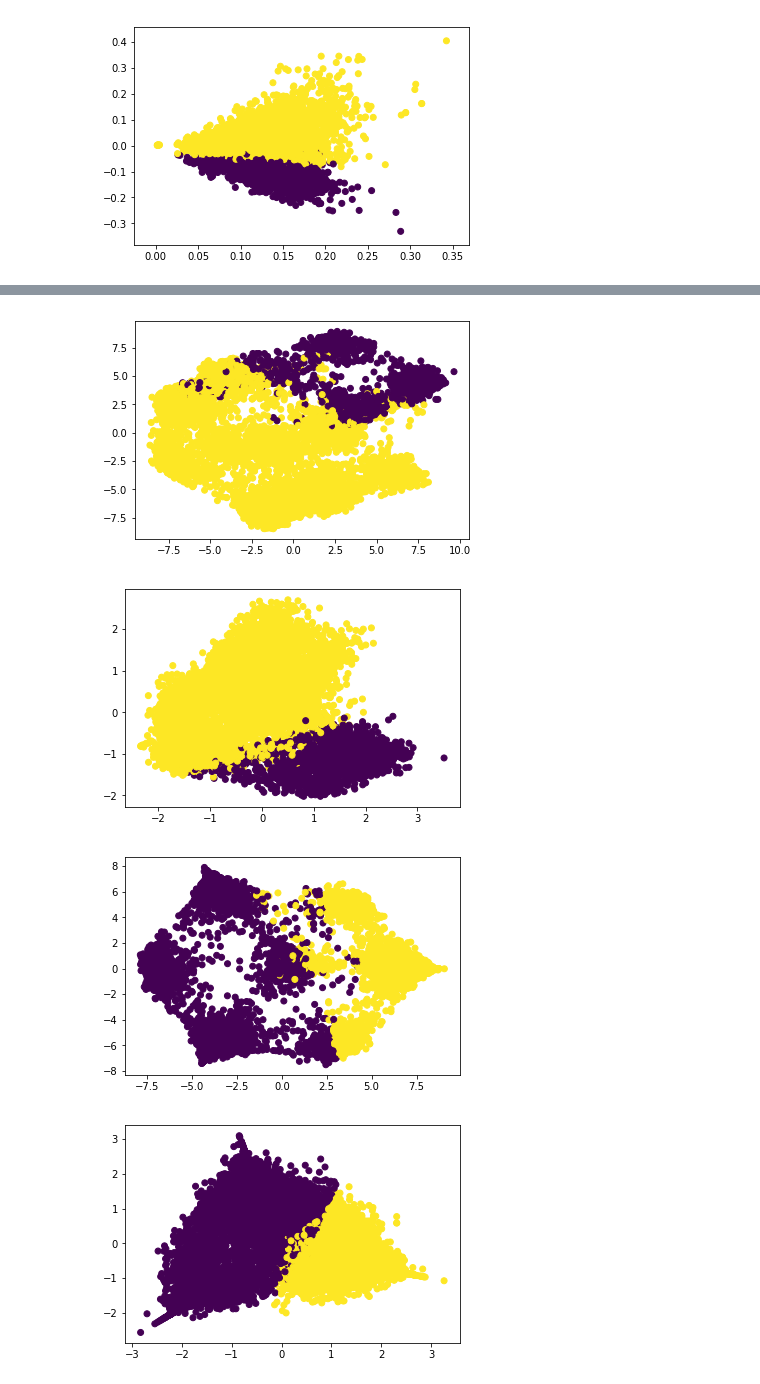
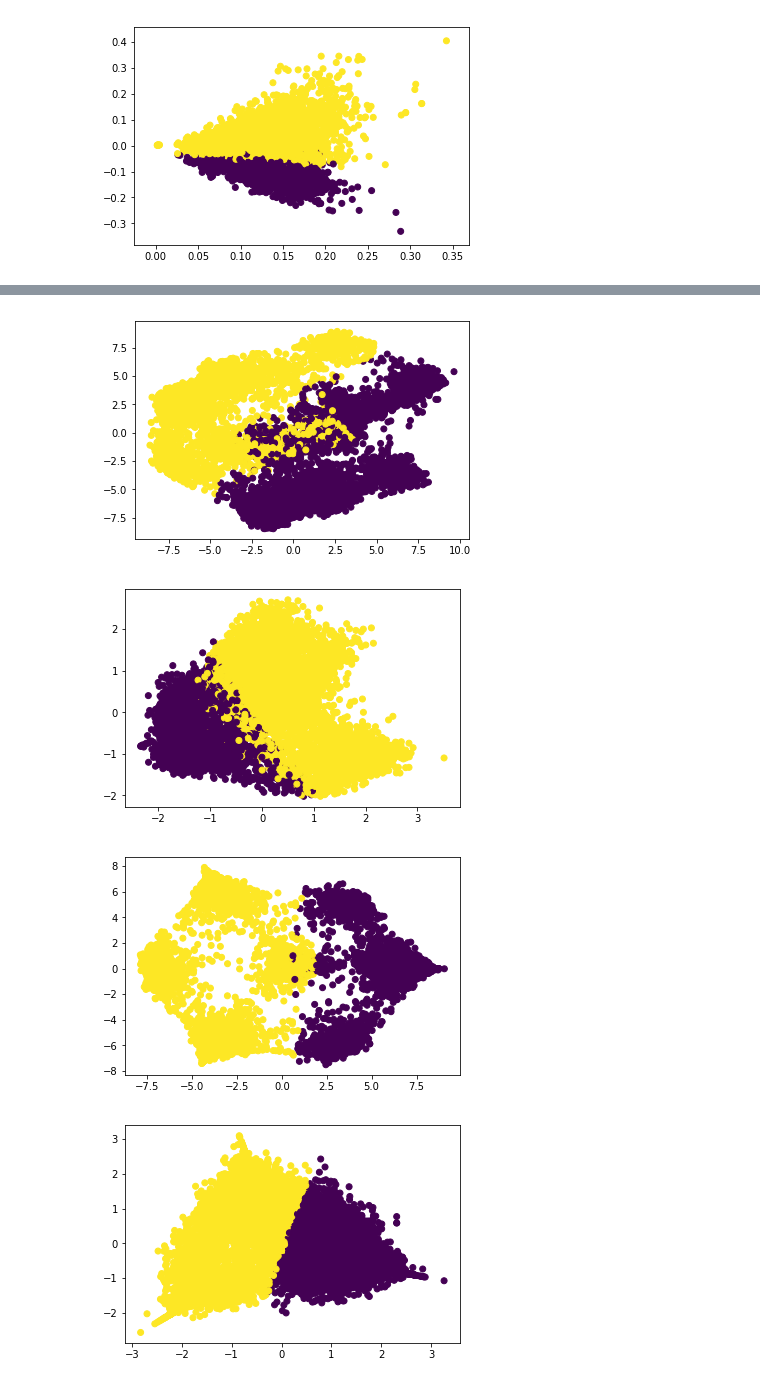
Before and after one commit to kehkashan22/ee219-project2, a Jupyter notebook: Project 2.ipynb, the cells around one changed output, grey strips where cells are left out. Cells and saved outputs as stored; diff of their text form; code cells hidden in the pictures.

Commit message:
Corrected mistakes (not calculated kmeans for clusters)

```diff
--- a/Project 2.ipynb
+++ b/Project 2.ipynb
@@ -264,5 +264,5 @@ transform_and_plot(X_svd_best, y_svd)
 # %% [output]
 [figure]
 # %%
-y_nmf = y_nmf_kmeans[r_values.index(2)].labels_
-data2D = nmf(X, 2)
+y_nmf = y_nmf_kmeans[r_values.index(best_r)].labels_
+X_nmf_best = nmf(X, best_r)
@@ -289,4 +289,5 @@ import numpy as np
 import math
 
 def non_linear_transform(x):
-    return np.sign(x) * math.log (np.linalg.norm(x)*100 + 1)
+    c = 0.01
+    return np.sign(x) * (np.log (np.abs(x) + c) - np.log (c))
@@ -309,19 +311,21 @@ Xs_ts = preprocessing.scale(map_vector(X_svd_best)) # SVD, transformed then scal
 # %%
 Xn_st = map_vector(preprocessing.scale(X_nmf_best)) # NMF, scaled then transformed
-Xn_ts = preprocessing.scale(map_vector(X_nmf_best)) # NMF, transformed then scaled
+yn_st = kmeans(Xn_st).labels_
+Xn_ts = preprocessing.scale(non_linear_transform(X_nmf_best)) # NMF, transformed then scaled
+yn_ts = kmeans(Xn_ts).labels_
 # %%
-transform_and_plot(Xs_st, y_svd)
+transform_and_plot(Xs_st, ys_st)
 # %% [output]
-[figure, old version]
+[figure, new version]
 # %%
-transform_and_plot(Xs_ts, y_svd)
+transform_and_plot(Xs_ts, ys_ts)
 # %% [output]
-[figure, old version]
+[figure, new version]
 # %%
-transform_and_plot(Xn_st, y_nmf)
+transform_and_plot(Xn_st, yn_st)
 # %% [output]
-[figure, old version]
+[figure, new version]
 # %%
-transform_and_plot(Xn_ts, y_nmf)
+transform_and_plot(Xn_ts, yn_ts)
 # %% [output]
-[figure, old version]
+[figure, new version]
```
Also changed, not shown: parts of 10 cells of this notebook.
